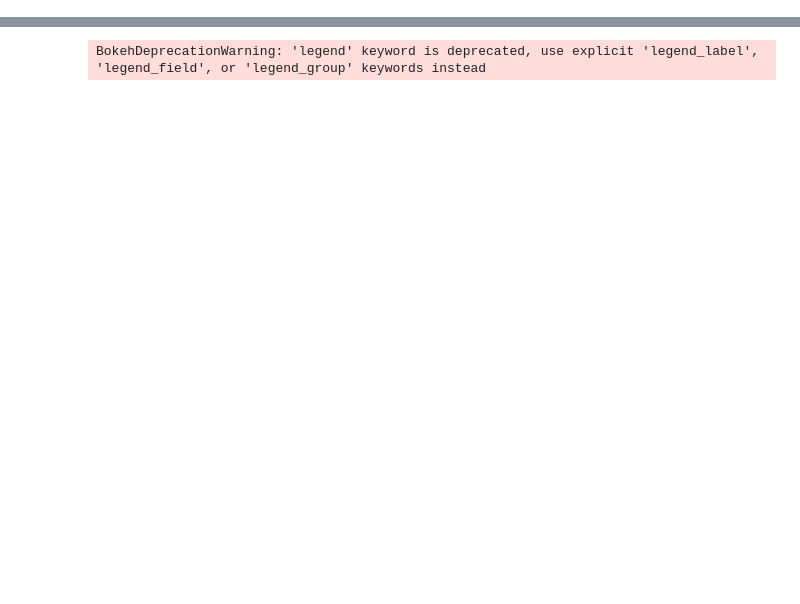
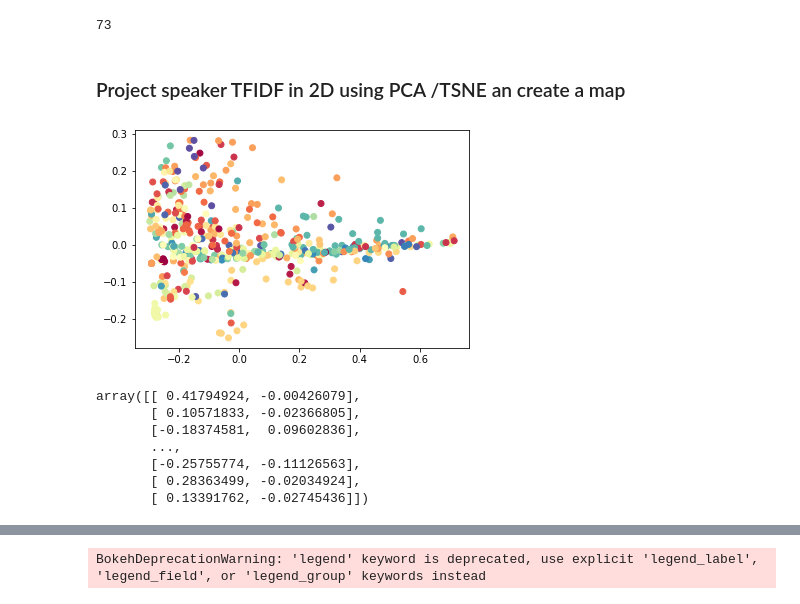
Before and after one commit to epfl-ada/ada-2021-project-mahj, a Jupyter notebook: PCA2D.ipynb, the cells around one changed output, grey strips where cells are left out. Cells and saved outputs as stored; diff of their text form; code cells hidden in the pictures; blank space fills up the shorter version.

Commit message:
Create 2d map of newspaper

```diff
--- a/PCA2D.ipynb
+++ b/PCA2D.ipynb
@@ -33,0 +27,13 @@ plt.show()
+# %%
+
+newspaper_with_owner = newspaper_owner[~newspaper_owner["owner"].isnull()]
+
+print(f'We sucessfully retieved: {len(newspaper_with_owner) / len(newspaper_owner) * 100}% of the data')
+
+num_np_by_owner = newspaper_with_owner.groupby("owner").count()["newspaper"]
+
+group_owner = set(num_np_by_owner[num_np_by_owner > 2].index)
+
+newspaper_in_group = newspaper_with_owner[newspaper_with_owner["owner"].isin(group_owner)]
+
+newspaper_in_group
@@ -33,0 +55,3 @@ plt.show()
+# %%
+newspaper_in_group.owner = pd.Categorical(newspaper_in_group.owner)
+newspaper_in_group['owner_ID'] = newspaper_in_group.owner.cat.codes
@@ -33,0 +85,22 @@ plt.show()
+# %%
+newspaper_in_group.owner.nunique()
+# %% [output]
+73
+# %% [markdown]
+### Project speaker TFIDF in 2D using PCA /TSNE an create a map
+# %%
+def project2D_PCA(selected_newspapers, newspaper_to_index, X):
+    newspaper_in_group_idx = [newspaper_to_index[newspaper] for newspaper in selected_newspapers]
+    selected_X = X[newspaper_in_group_idx]
+
+    pca = PCA(n_components=2)
+    Y = pca.fit_transform(selected_X)
+    return Y
+# %%
+def project2D_and_map_PCA(selected_newspapers, newspaper_to_index, X, colors):
+    Y = project2D_PCA(selected_newspapers, newspaper_to_index, X)
+
+    plt.scatter(Y[:, 0], Y[:, 1], c=colors, cmap=plt.cm.Spectral)
+    plt.show()
+
+    return Y
@@ -33,0 +120,11 @@ plt.show()
+# %%
+project2D_and_map_PCA(newspaper_in_group.newspaper, newspaper_to_index, newspaper_speaker_tfidf, newspaper_in_group.owner_ID)
+# %% [output]
+[figure, added]
+array([[ 0.41794924, -0.00426079],
+       [ 0.10571833, -0.02366805],
+       [-0.18374581,  0.09602836],
+       ...,
+       [-0.25755774, -0.11126563],
+       [ 0.28363499, -0.02034924],
+       [ 0.13391762, -0.02745436]])
```
Also changed, not shown: parts of 25 cells of this notebook, 1 other file.
